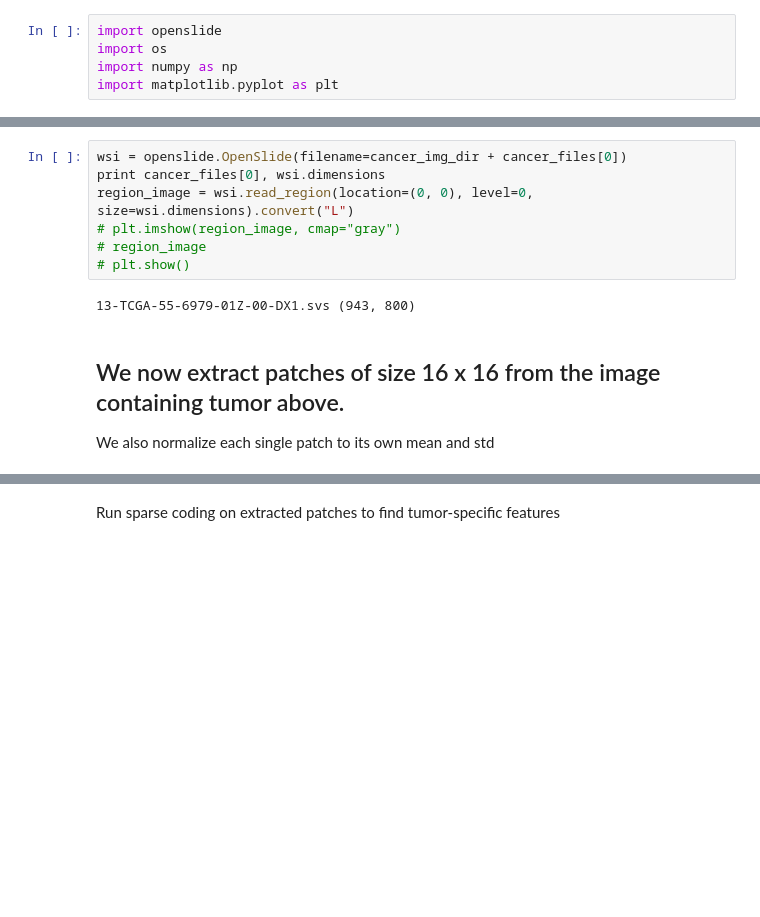
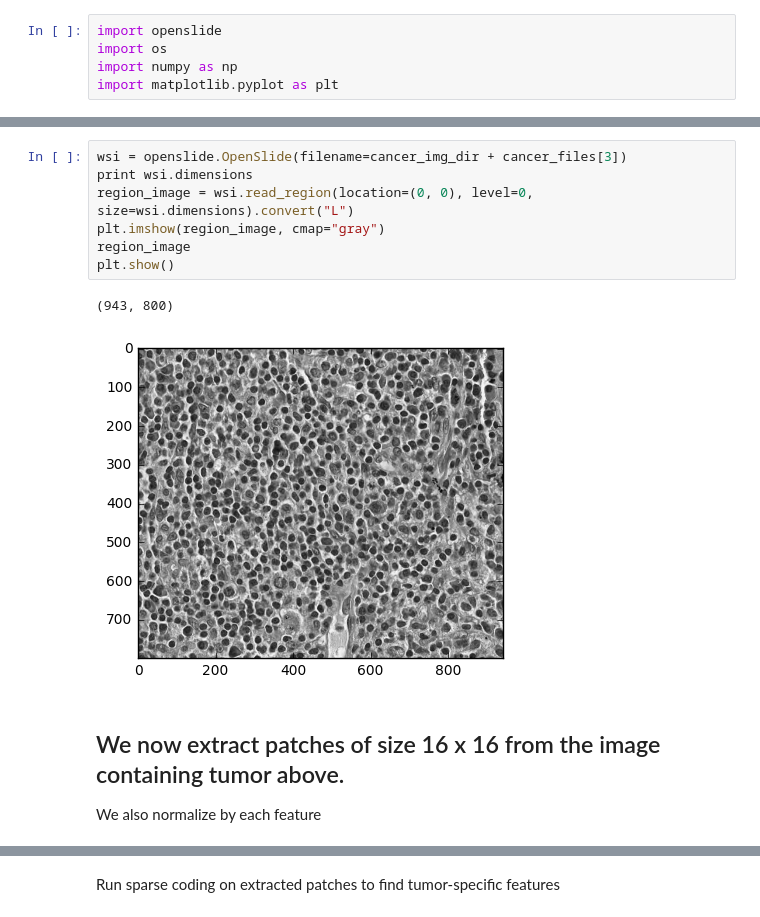
Before and after one commit to JonnyTran/ML-algorithms, a Jupyter notebook: Projects/LUAD-WSI/luad-wsi.ipynb, the cells around one changed output, grey strips where cells are left out. Drawn from its saved outputs; the diff is of its cells as text; blank space fills up the shorter version.

```diff
--- a/Projects/LUAD-WSI/luad-wsi.ipynb
+++ b/Projects/LUAD-WSI/luad-wsi.ipynb
@@ -48,17 +48,18 @@ cancer_files = os.listdir(cancer_img_dir)
 #     plt.imshow(region_image)
 #     plt.show()
 # %%
-wsi = openslide.OpenSlide(filename=cancer_img_dir + cancer_files[0])
-print cancer_files[0], wsi.dimensions
+wsi = openslide.OpenSlide(filename=cancer_img_dir + cancer_files[3])
+print wsi.dimensions
 region_image = wsi.read_region(location=(0, 0), level=0, size=wsi.dimensions).convert("L")
-# plt.imshow(region_image, cmap="gray")
-# region_image
-# plt.show()
+plt.imshow(region_image, cmap="gray")
+region_image
+plt.show()
 # %% [output]
-13-TCGA-55-6979-01Z-00-DX1.svs (943, 800)
+(943, 800)
+[figure, added]
 # %% [markdown]
 ## We now extract patches of size 16 x 16 from the image containing tumor above.
-We also normalize each single patch to its own mean and std
+We also normalize by each feature
 # %%
 from sklearn.feature_extraction.image import extract_patches_2d
 from sklearn import preprocessing
```
Also changed, not shown: parts of 9 cells of this notebook, 5 other files.
